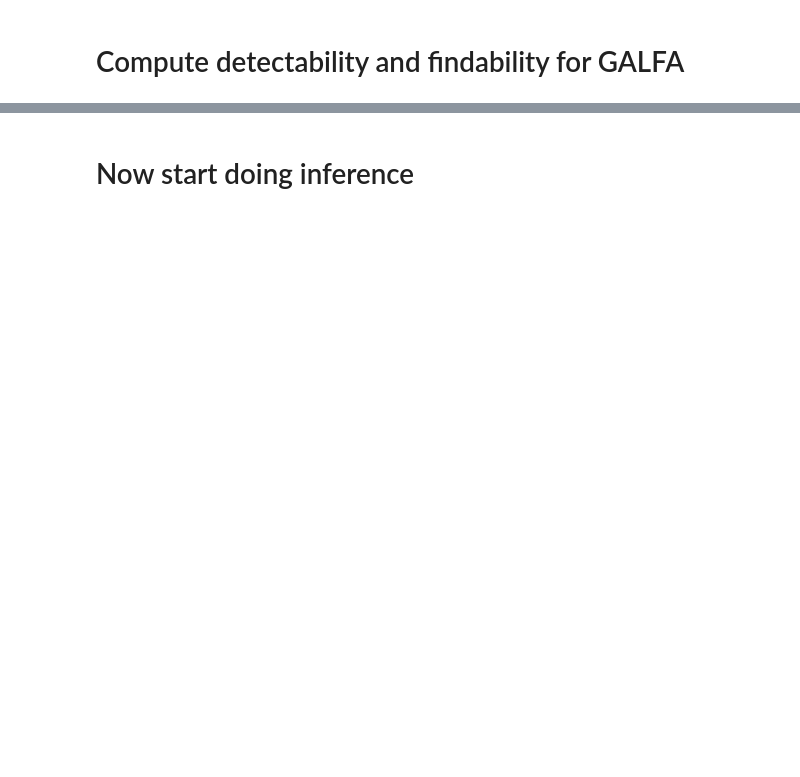
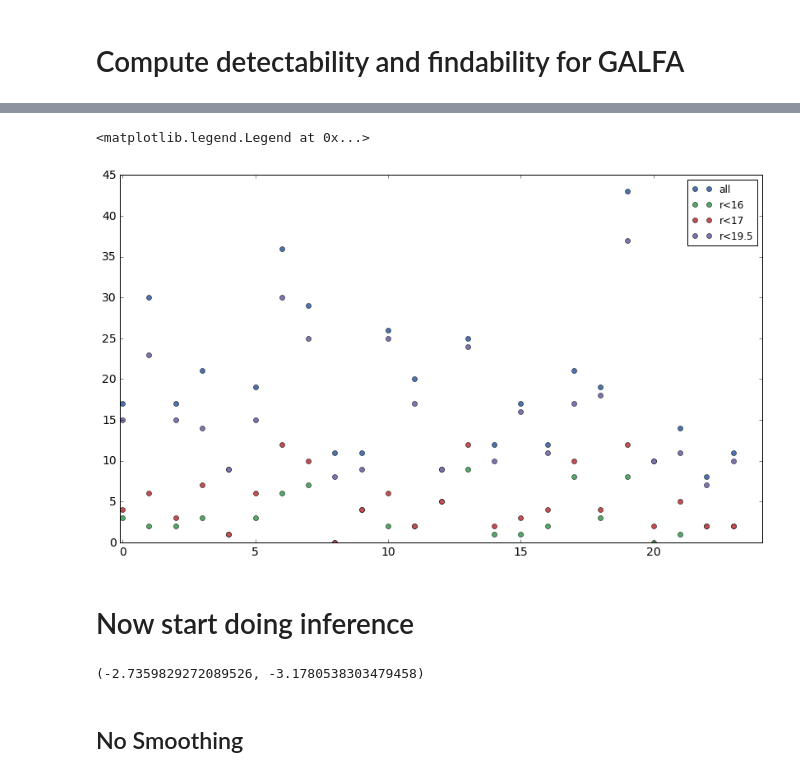
Before and after one commit to eteq/galvis, a Jupyter notebook: Probabilistic Experiments.ipynb, the cells around one changed output, grey strips where cells are left out. Drawn from its saved outputs; the diff is of its cells as text; code cells hidden in the pictures; blank space fills up the shorter version.

```diff
--- a/Probabilistic Experiments.ipynb
+++ b/Probabilistic Experiments.ipynb
@@ -64,2 +124,13 @@ detectability.compute_elvis_findable(elvii_pairs, wakker_scs, wakker_hvcs['VLSR'
+# %%
+plt.plot(np.arange(len(elvii_pairs)*2), counts_with_cutoffs(None), 'o', label='all')
+plt.plot(np.arange(len(elvii_pairs)*2), counts_with_cutoffs(None, appmagcut=(16-4.7)*u.mag), 'o', label='r<16')
+plt.plot(np.arange(len(elvii_pairs)*2), counts_with_cutoffs(None, appmagcut=(17-4.7)*u.mag), 'o', label='r<17')
+plt.plot(np.arange(len(elvii_pairs)*2), counts_with_cutoffs(None, appmagcut=(19.5-4.7)*u.mag), 'o', label='r<19.5')
+
+plt.xlim(-.1,len(elvii_pairs)*2 + .1)
+plt.legend(loc=0)
+# %% [output]
+<matplotlib.legend.Legend at 0x...>
+[figure, added]
 # %% [markdown]
 # Now start doing inference
@@ -65,0 +140,42 @@ detectability.compute_elvis_findable(elvii_pairs, wakker_scs, wakker_hvcs['VLSR'
+# %%
+PARAMETERS = ['logmvcut', 'zre', 'rmagcut']
+MINF = -np.inf
+
+def lnprior(logmvcut, zre, rmagcut):
+    if not (5.5 < zre < 9.5):
+        return MINF
+    if not (8 < rmagcut < 22):
+        return MINF
+    if not (5 < logmvcut < 10.5):
+        return MINF
+    return 0
+
+def get_p0(logmvcut, zre, rmagcut, dosmoothing, ncounts=0):
+    appmagcut = (rmagcut - 4.7)*u.mag # appropriate for ~r with M/L=1
+
+    counts = counts_with_cutoffs(Mviratzre=10**logmvcut * u.solMass, z_re=int(round(zre)),
+                                 appmagcut=appmagcut, inclsat=False)
+    if np.sum(counts)==0:
+        return float(ncounts==0)
+    elif dosmoothing:
+        kde = stats.gaussian_kde(counts, 'scott')
+        ns = np.arange(round(np.max(counts)*1.5))
+        ps = kde(ns)
+        return ps[ncounts]/np.sum(ps)
+    else:
+        return np.sum(counts==ncounts)/len(counts)
+
+def lnprob(pars, dosmoothing):
+    logmvcut, zre, rmagcut = pars
+
+    lpri = lnprior(logmvcut, zre, rmagcut)
+    if lpri == MINF:
+        return MINF
+
+    return lpri + np.log(get_p0(logmvcut, zre, rmagcut, dosmoothing))
+
+lnprob((7, 8, 17), True), lnprob((7, 8, 17), False)
+# %% [output]
+(-2.7359829272089526, -3.1780538303479458)
+# %% [markdown]
+## No Smoothing
```
Also changed, not shown: parts of 20 cells of this notebook.
